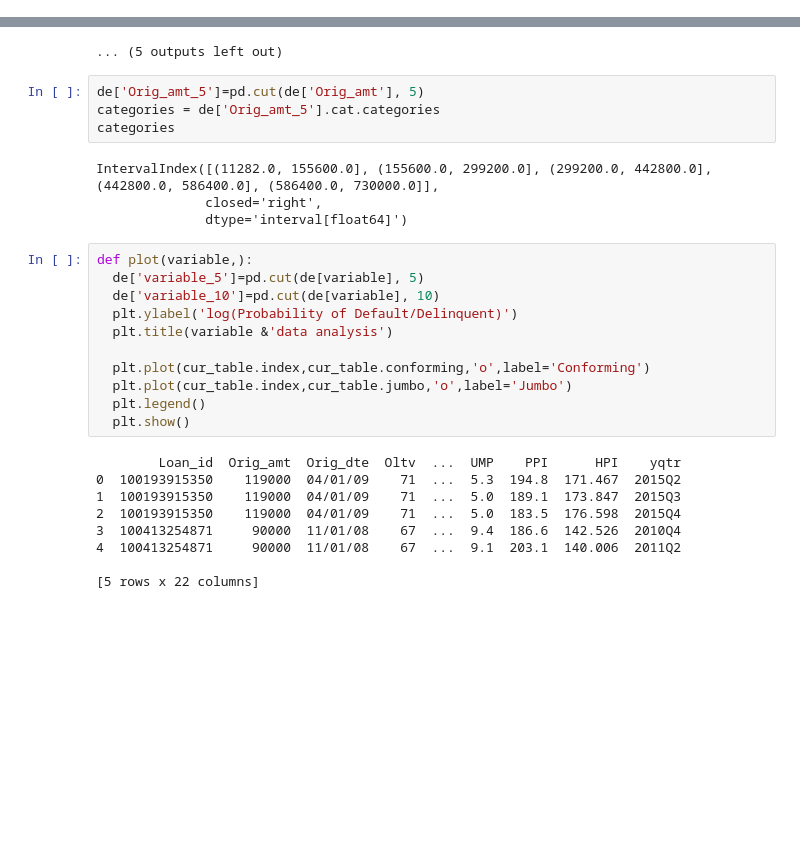
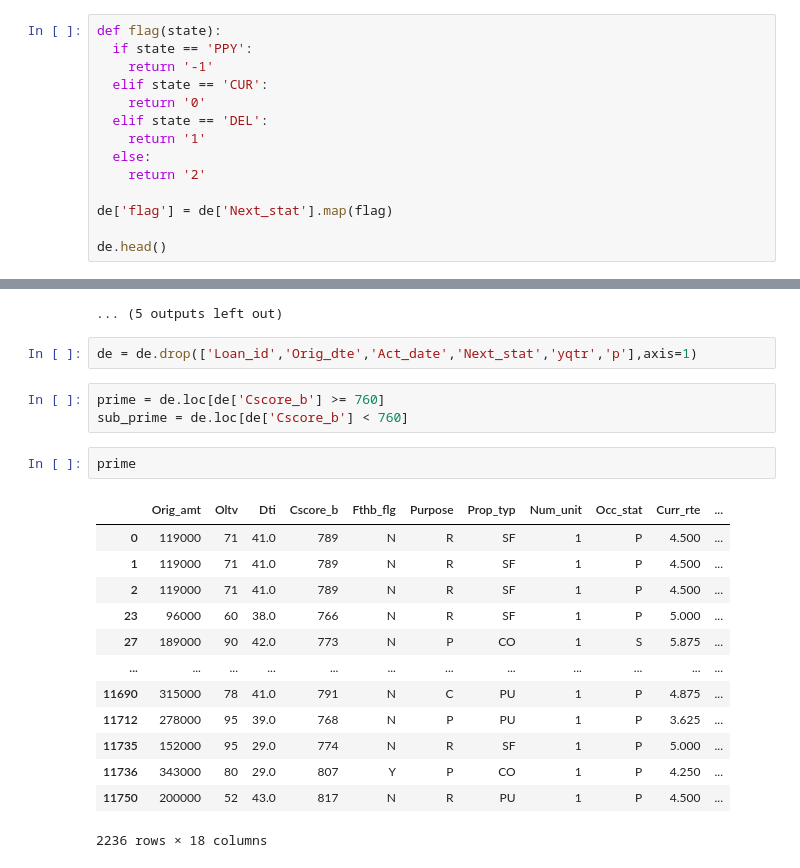
Before and after one commit to ArjavMehta01/Truist-Credit_Risk_SAS, a Jupyter notebook: categorical_vs_continuous_del.ipynb, the cells around one changed output, grey strips where cells are left out. Drawn from its saved outputs; the diff is of its cells as text; blank space fills up the shorter version.

```diff
--- a/categorical_vs_continuous_del.ipynb
+++ b/categorical_vs_continuous_del.ipynb
@@ -43,3 +47,17 @@ de.head()
 | 2 | 100193915350 | 119000 | 04/01/09 | 71 | 41.0 | 789 | N | R | SF | 1 | ... |
 | 3 | 100413254871 | 90000 | 11/01/08 | 67 | 47.0 | 696 | N | R | CO | 1 | ... |
 | 4 | 100413254871 | 90000 | 11/01/08 | 67 | 47.0 | 696 | N | R | CO | 1 | ... |
+# %%
+def flag(state):
+  if state == 'PPY':
+    return '-1'
+  elif state == 'CUR':
+    return '0'
+  elif state == 'DEL':
+    return '1'
+  else:
+    return '2'
+
+de['flag'] = de['Next_stat'].map(flag)
+
+de.head()
@@ -107,31 +132,24 @@ for col in columns:
 [figure]
 [figure]
 ... (5 outputs left out)
-# %%
-de['Orig_amt_5']=pd.cut(de['Orig_amt'], 5)
-categories = de['Orig_amt_5'].cat.categories
-categories
-# %% [output]
-IntervalIndex([(11282.0, 155600.0], (155600.0, 299200.0], (299200.0, 442800.0], (442800.0, 586400.0], (586400.0, 730000.0]],
-              closed='right',
-              dtype='interval[float64]')
-# %%
-def plot(variable,):
-  de['variable_5']=pd.cut(de[variable], 5)
-  de['variable_10']=pd.cut(de[variable], 10)
-  plt.ylabel('log(Probability of Default/Delinquent)')
-  plt.title(variable &'data analysis')
-
-  plt.plot(cur_table.index,cur_table.conforming,'o',label='Conforming')
-  plt.plot(cur_table.index,cur_table.jumbo,'o',label='Jumbo')
-  plt.legend()
-  plt.show()
-# %% [output]
-        Loan_id  Orig_amt  Orig_dte  Oltv  ...  UMP    PPI      HPI    yqtr
-0  100193915350    119000  04/01/09    71  ...  5.3  194.8  171.467  2015Q2
-1  100193915350    119000  04/01/09    71  ...  5.0  189.1  173.847  2015Q3
-2  100193915350    119000  04/01/09    71  ...  5.0  183.5  176.598  2015Q4
-3  100413254871     90000  11/01/08    67  ...  9.4  186.6  142.526  2010Q4
-4  100413254871     90000  11/01/08    67  ...  9.1  203.1  140.006  2011Q2
-
-[5 rows x 22 columns]
+# %%
+de = de.drop(['Loan_id','Orig_dte','Act_date','Next_stat','yqtr','p'],axis=1)
+# %%
+prime = de.loc[de['Cscore_b'] >= 760]
+sub_prime = de.loc[de['Cscore_b'] < 760]
+# %%
+prime
+# %% [output]
+|  | Orig_amt | Oltv | Dti | Cscore_b | Fthb_flg | Purpose | Prop_typ | Num_unit | Occ_stat | Curr_rte | ... |
+| 0 | 119000 | 71 | 41.0 | 789 | N | R | SF | 1 | P | 4.500 | ... |
+| 1 | 119000 | 71 | 41.0 | 789 | N | R | SF | 1 | P | 4.500 | ... |
+| 2 | 119000 | 71 | 41.0 | 789 | N | R | SF | 1 | P | 4.500 | ... |
+| 23 | 96000 | 60 | 38.0 | 766 | N | R | SF | 1 | P | 5.000 | ... |
+| 27 | 189000 | 90 | 42.0 | 773 | N | P | CO | 1 | S | 5.875 | ... |
+| ... | ... | ... | ... | ... | ... | ... | ... | ... | ... | ... | ... |
+| 11690 | 315000 | 78 | 41.0 | 791 | N | C | PU | 1 | P | 4.875 | ... |
+| 11712 | 278000 | 95 | 39.0 | 768 | N | P | PU | 1 | P | 3.625 | ... |
+| 11735 | 152000 | 95 | 29.0 | 774 | N | R | SF | 1 | P | 5.000 | ... |
+| 11736 | 343000 | 80 | 29.0 | 807 | Y | P | CO | 1 | P | 4.250 | ... |
+| 11750 | 200000 | 52 | 43.0 | 817 | N | R | PU | 1 | P | 4.500 | ... |
+2236 rows × 18 columns
```
Also changed, not shown: parts of 23 cells of this notebook.
